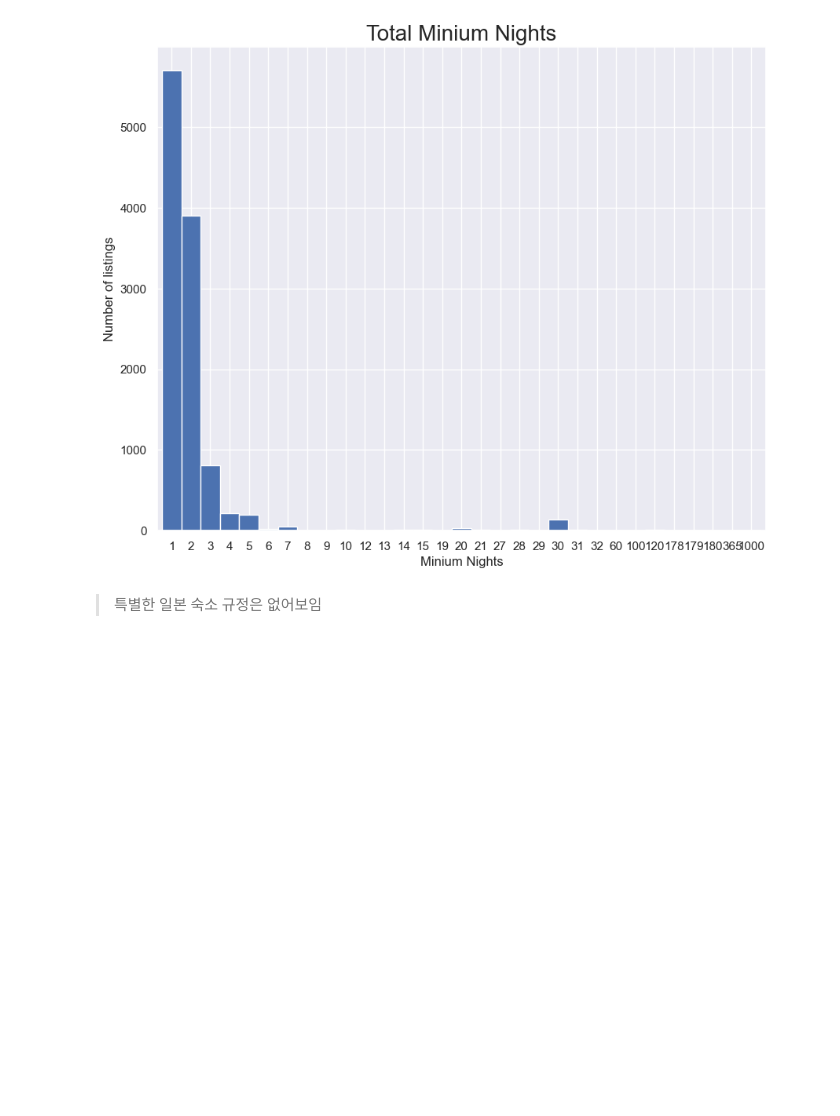
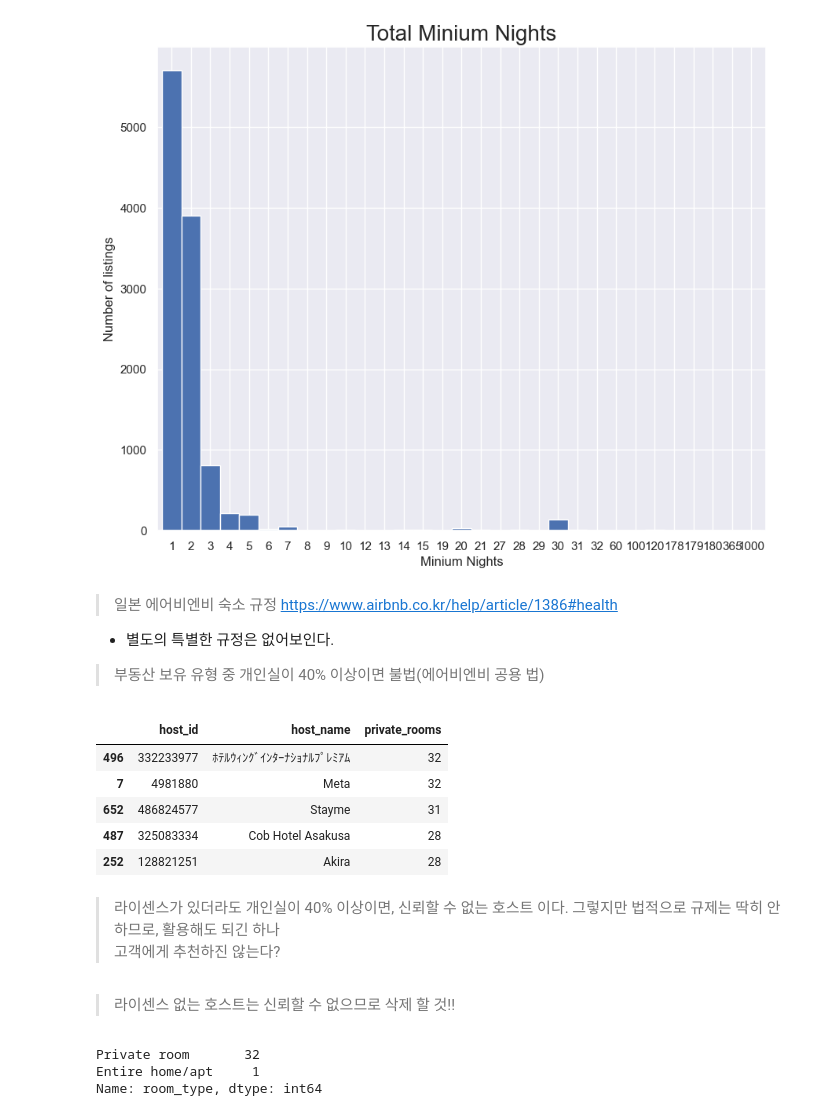
Before and after one commit to zinnie1025/AirbnbWise, a Jupyter notebook: Tokyo_Airbnb/jieun/Airbnb_EDA2/EDA.ipynb, the cells around one changed output. Cells and saved outputs as stored; diff of their text form; code cells hidden in the pictures; blank space fills up the shorter version.

```diff
--- a/Tokyo_Airbnb/jieun/Airbnb_EDA2/EDA.ipynb
+++ b/Tokyo_Airbnb/jieun/Airbnb_EDA2/EDA.ipynb
@@ -117,5 +117,29 @@ plt.xlabel('Minium Nights', fontsize=12)
 plt.show()
 # %% [output]
 [figure]
-# %% [markdown]
-> 특별한 일본 숙소 규정은 없어보임
+# %% [markdown]
+> 일본 에어비엔비 숙소 규정 https://www.airbnb.co.kr/help/article/1386#health
+- 별도의 특별한 규정은 없어보인다.
+> 부동산 보유 유형 중 개인실이 40% 이상이면 불법(에어비엔비 공용 법)
+# %%
+private = listings[listings['room_type'] == "Private room"]
+host_private = private.groupby(['host_id', 'host_name']).size().reset_index(name='private_rooms').sort_values(by=['private_rooms'], ascending=False)
+host_private.head()
+# %% [output]
+|  | host_id | host_name | private_rooms |
+| 496 | 332233977 | ﾎﾃﾙｳｨﾝｸﾞｲﾝﾀｰﾅｼｮﾅﾙﾌﾟﾚﾐｱﾑ | 32 |
+| 7 | 4981880 | Meta | 32 |
+| 652 | 486824577 | Stayme | 31 |
+| 487 | 325083334 | Cob Hotel Asakusa | 28 |
+| 252 | 128821251 | Akira | 28 |
+# %% [markdown]
+> 라이센스가 있더라도 개인실이 40% 이상이면, 신뢰할 수 없는 호스트 이다. 그렇지만 법적으로 규제는 딱히 안하므로, 활용해도 되긴 하나<br> 고객에게 추천하진 않는다?
+# %% [markdown]
+> 라이센스 없는 호스트는 신뢰할 수 없으므로 삭제 할 것!!
+# %%
+meta = listings.loc[listings['host_id'] == 4981880] # host_name : Meta
+meta['room_type'].value_counts()
+# %% [output]
+Private room       32
+Entire home/apt     1
+Name: room_type, dtype: int64
```
Also changed, not shown: parts of 5 cells of this notebook.
